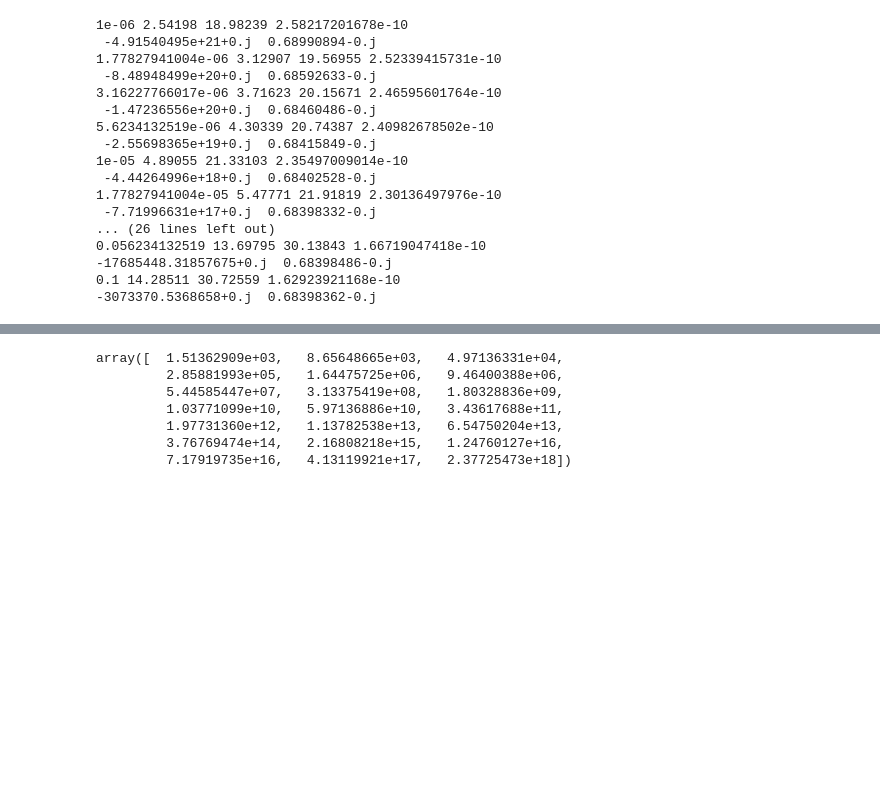
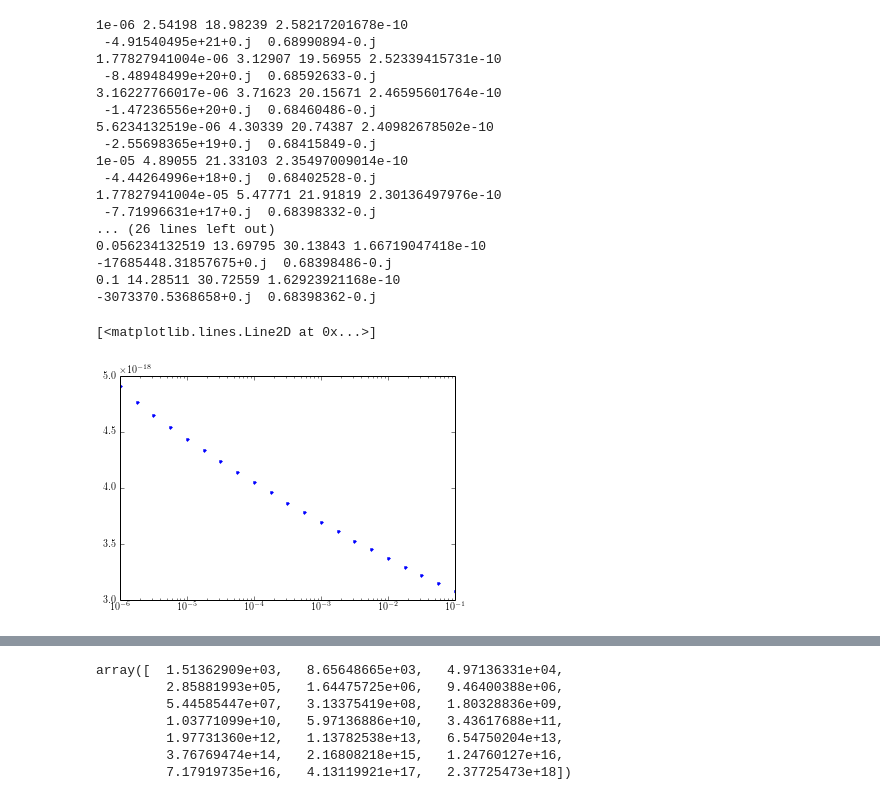
Before and after one commit to rahulporuri/project_work, a Jupyter notebook: power_law/bi-spectrum/squeezed_limit/tensor_bi-spectrum_squeezed_limit.ipynb, the cells around one changed output, grey strips where cells are left out. Cells and saved outputs as stored; diff of their text form; code cells hidden in the pictures; blank space fills up the shorter version.

```diff
--- a/power_law/bi-spectrum/squeezed_limit/tensor_bi-spectrum_squeezed_limit.ipynb
+++ b/power_law/bi-spectrum/squeezed_limit/tensor_bi-spectrum_squeezed_limit.ipynb
@@ -296,3 +296,9 @@ data = numpy.array([[1e-06, 2.58217201678e-10, -4.91540495e+21,  0.68990894],
 [0.0316227766017, 1.7060251244e-10, -1.01769170e+08,  0.68398479],
 [0.056234132519, 1.66719047418e-10, -17685448.31857675,  0.68398486],
 [0.1, 1.62923921168e-10, -3073370.5368658,  0.68398362]])
+# %%
+k0 = 1e-07
+plt.semilogx([data[i][0] for i in range(len(data))],[-k0**3.*data[i][0]**3.*data[i][2] for i in range(len(data))],'.')
+# %% [output]
+[<matplotlib.lines.Line2D at 0x...>]
+[figure, added]
```
Also changed, not shown: parts of 2 cells of this notebook.
